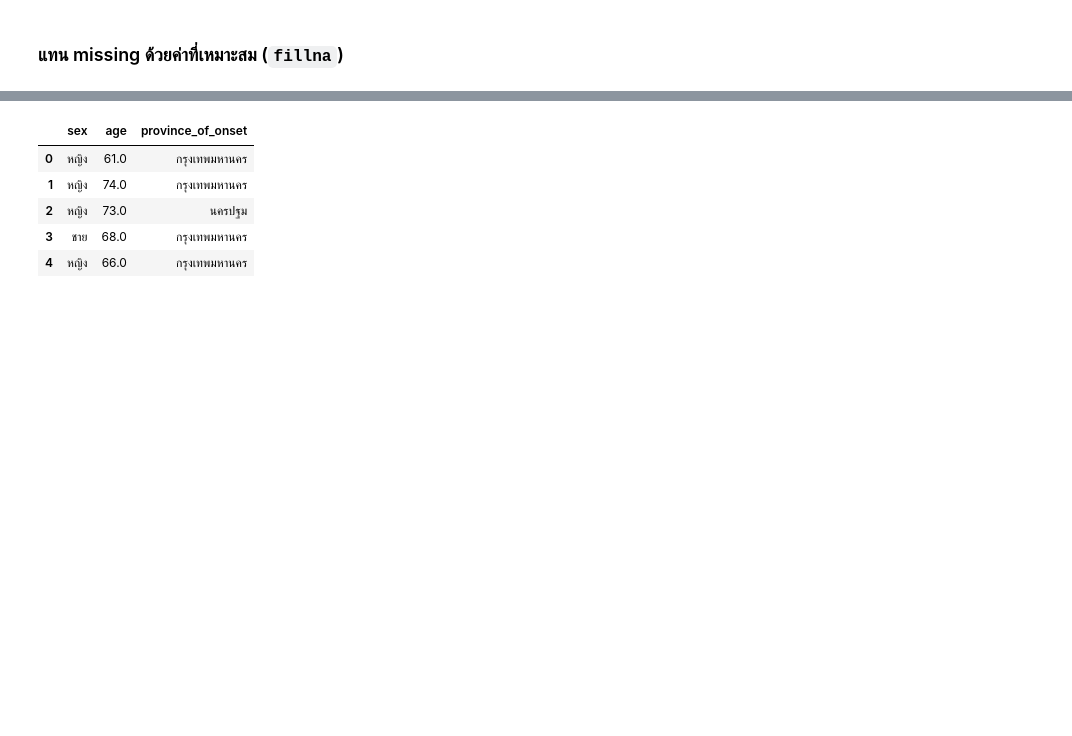
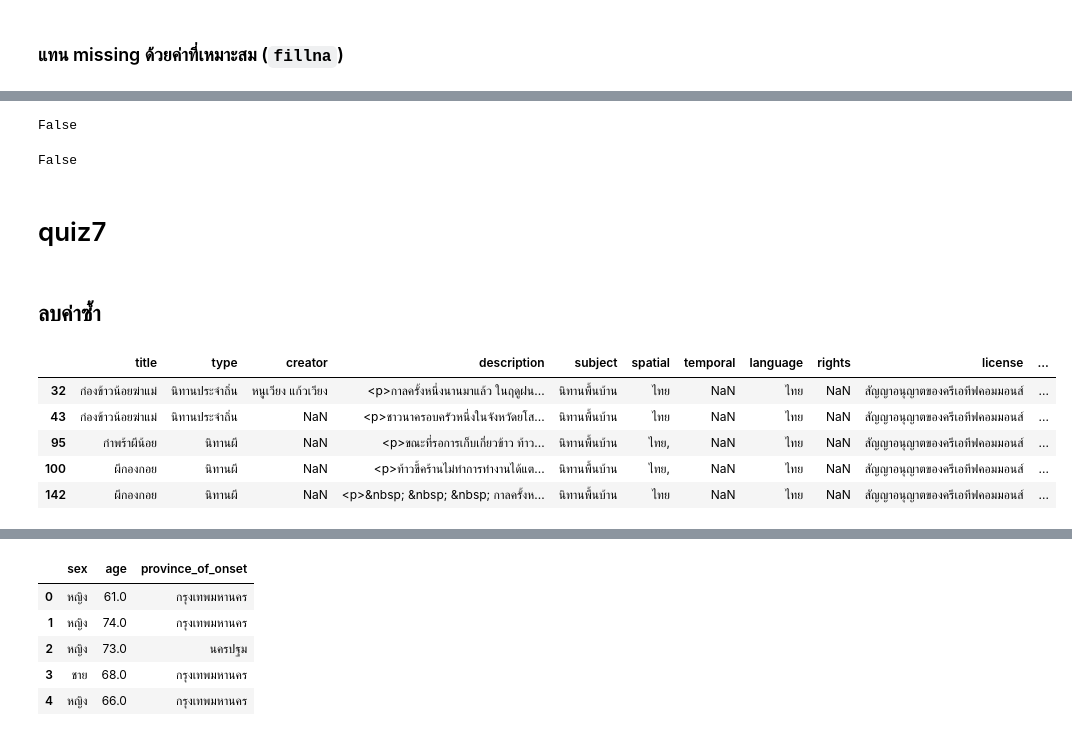
Before and after one commit to pingping-0606/Python_dataviz2024, a Jupyter notebook: Pandas_101.ipynb, the cells around one changed output, grey strips where cells are left out. Drawn from its saved outputs; the diff is of its cells as text; code cells hidden in the pictures; blank space fills up the shorter version.

Commit message:
Quiz 9

```diff
--- a/Pandas_101.ipynb
+++ b/Pandas_101.ipynb
@@ -431,0 +484,12 @@ this_data.dropna(subset=['age']).shape
+# %%
+folk_df['type'].isnull().all() # ตรงข้ามกับ .any #เอาค่าทุกค่าใน List มา AND กัน
+# %% [output]
+False
+# %%
+folk_df['spatial'].isnull().any()
+# %% [output]
+False
+# %% [markdown]
+# quiz7
+# %% [markdown]
+## ลบค่าซ้ำ
@@ -431,0 +502,9 @@ this_data.dropna(subset=['age']).shape
+# %%
+folk_df[folk_df['title'].duplicated()]
+# %% [output]
+|  | title | type | creator | description | subject | spatial | temporal | language | rights | license | ... |
+| 32 | ก่องข้าวน้อยฆ่าแม่ | นิทานประจำถิ่น | หนูเวียง แก้วเวียง | <p>กาลครั้งหนึ่งนานมาแล้ว ในฤดูฝน... | นิทานพื้นบ้าน | ไทย | NaN | ไทย | NaN | สัญญาอนุญาตของครีเอทีฟคอมมอนส์ | ... |
+| 43 | ก่องข้าวน้อยฆ่าแม่ | นิทานประจำถิ่น | NaN | <p>ชาวนาครอบครัวหนึ่งในจังหวัดยโส... | นิทานพื้นบ้าน | ไทย | NaN | ไทย | NaN | สัญญาอนุญาตของครีเอทีฟคอมมอนส์ | ... |
+| 95 | กำพร้าผีน้อย | นิทานผี | NaN | <p>ขณะที่รอการเก็บเกี่ยวข้าว ท้าว... | นิทานพื้นบ้าน | ไทย, | NaN | ไทย | NaN | สัญญาอนุญาตของครีเอทีฟคอมมอนส์ | ... |
+| 100 | ผีกองกอย | นิทานผี | NaN | <p>ท้าวขี้คร้านไม่ทำการทำงานได้แต... | นิทานพื้นบ้าน | ไทย, | NaN | ไทย | NaN | สัญญาอนุญาตของครีเอทีฟคอมมอนส์ | ... |
+| 142 | ผีกองกอย | นิทานผี | NaN | <p>&nbsp; &nbsp; &nbsp; กาลครั้งห... | นิทานพื้นบ้าน | ไทย | NaN | ไทย | NaN | สัญญาอนุญาตของครีเอทีฟคอมมอนส์ | ... |
```
Also changed, not shown: parts of 43 cells of this notebook.
